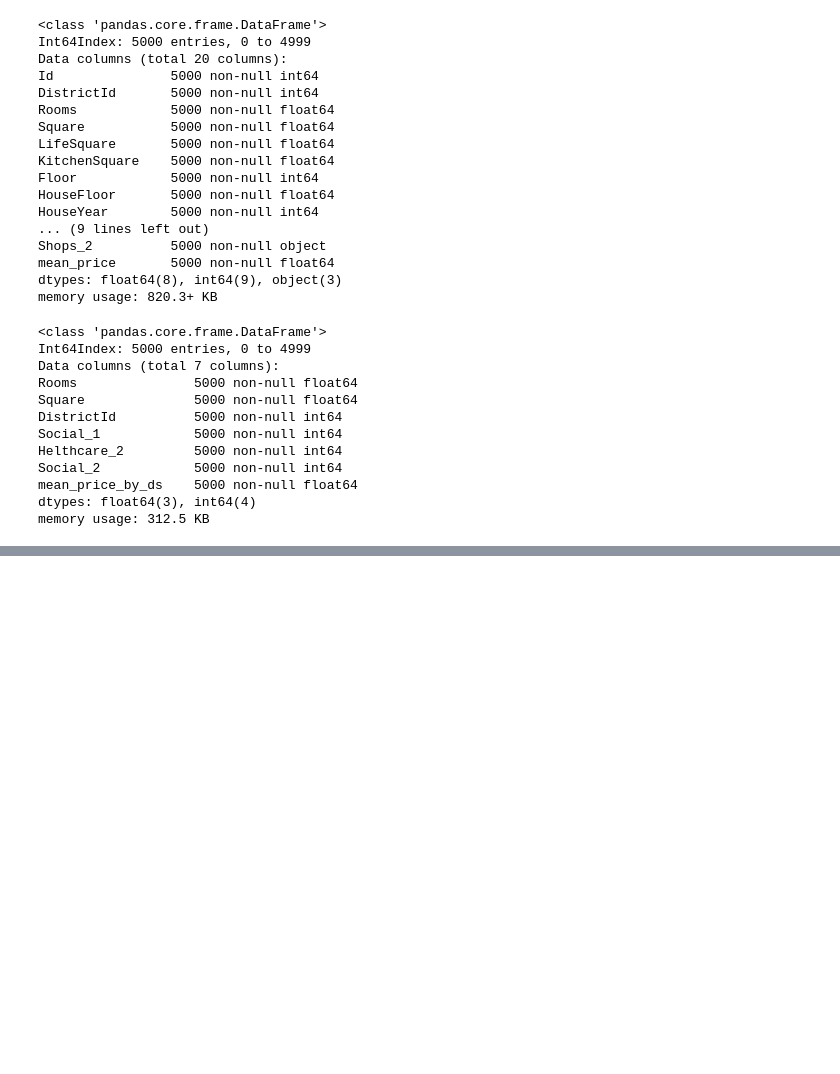
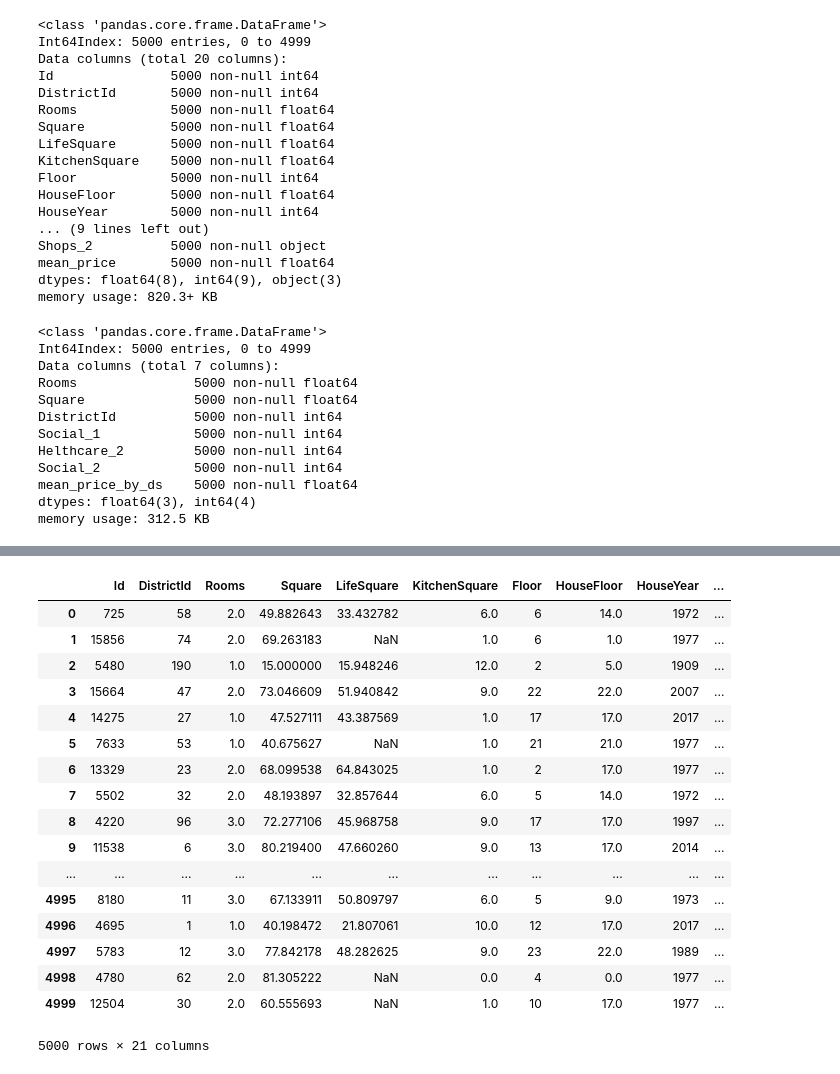
Before and after one commit to echasovskih/geekbrains, a Jupyter notebook: python1/kursovaia/kursovaia.ipynb, the cells around one changed output, grey strips where cells are left out. Saved outputs shown, nothing was run; the diff lists cells and outputs as text; code cells hidden in the pictures; blank space fills up the shorter version.

```diff
--- a/python1/kursovaia/kursovaia.ipynb
+++ b/python1/kursovaia/kursovaia.ipynb
@@ -304,2 +350,14 @@ test['Price']=model3.predict(temp)
+# %%
+labels_test = kmeans.fit_predict(temp_scaled)
+# %%
+model3.fit(X_scaled.loc[labels_train == 0], y[labels_train == 0])
+
+y_test_pred_0 = model3.predict(temp_scaled.loc[labels_test == 0])
+# %%
+model3.fit(X_scaled.loc[labels_train == 1], y[labels_train == 1])
+
+y_test_pred_1 = model3.predict(temp_scaled.loc[labels_test == 1])
+# %%
+test['Price']=np.hstack([y_test_pred_0, y_test_pred_1])
 # %%
 test[['Id','Price']].to_csv('EChasovskih_predictions.csv',index=False)
@@ -305,0 +384,21 @@ test[['Id','Price']].to_csv('EChasovskih_predictions.csv',index=False)
+# %%
+test
+# %% [output]
+|  | Id | DistrictId | Rooms | Square | LifeSquare | KitchenSquare | Floor | HouseFloor | HouseYear | ... |
+| 0 | 725 | 58 | 2.0 | 49.882643 | 33.432782 | 6.0 | 6 | 14.0 | 1972 | ... |
+| 1 | 15856 | 74 | 2.0 | 69.263183 | NaN | 1.0 | 6 | 1.0 | 1977 | ... |
+| 2 | 5480 | 190 | 1.0 | 15.000000 | 15.948246 | 12.0 | 2 | 5.0 | 1909 | ... |
+| 3 | 15664 | 47 | 2.0 | 73.046609 | 51.940842 | 9.0 | 22 | 22.0 | 2007 | ... |
+| 4 | 14275 | 27 | 1.0 | 47.527111 | 43.387569 | 1.0 | 17 | 17.0 | 2017 | ... |
+| 5 | 7633 | 53 | 1.0 | 40.675627 | NaN | 1.0 | 21 | 21.0 | 1977 | ... |
+| 6 | 13329 | 23 | 2.0 | 68.099538 | 64.843025 | 1.0 | 2 | 17.0 | 1977 | ... |
+| 7 | 5502 | 32 | 2.0 | 48.193897 | 32.857644 | 6.0 | 5 | 14.0 | 1972 | ... |
+| 8 | 4220 | 96 | 3.0 | 72.277106 | 45.968758 | 9.0 | 17 | 17.0 | 1997 | ... |
+| 9 | 11538 | 6 | 3.0 | 80.219400 | 47.660260 | 9.0 | 13 | 17.0 | 2014 | ... |
+| ... | ... | ... | ... | ... | ... | ... | ... | ... | ... | ... |
+| 4995 | 8180 | 11 | 3.0 | 67.133911 | 50.809797 | 6.0 | 5 | 9.0 | 1973 | ... |
+| 4996 | 4695 | 1 | 1.0 | 40.198472 | 21.807061 | 10.0 | 12 | 17.0 | 2017 | ... |
+| 4997 | 5783 | 12 | 3.0 | 77.842178 | 48.282625 | 9.0 | 23 | 22.0 | 1989 | ... |
+| 4998 | 4780 | 62 | 2.0 | 81.305222 | NaN | 0.0 | 4 | 0.0 | 1977 | ... |
+| 4999 | 12504 | 30 | 2.0 | 60.555693 | NaN | 1.0 | 10 | 17.0 | 1977 | ... |
+5000 rows × 21 columns
```
Also changed, not shown: parts of 22 cells of this notebook, 2 other files.
